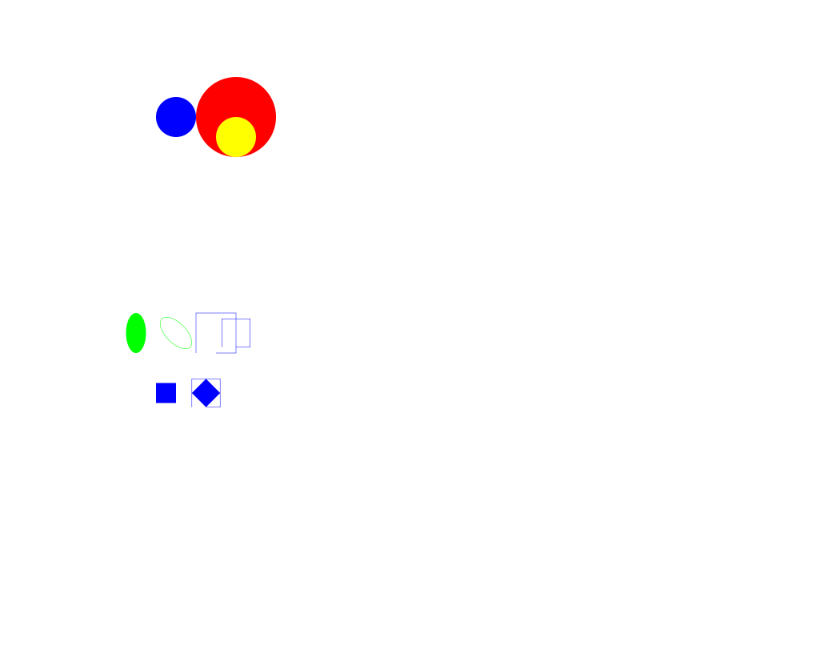
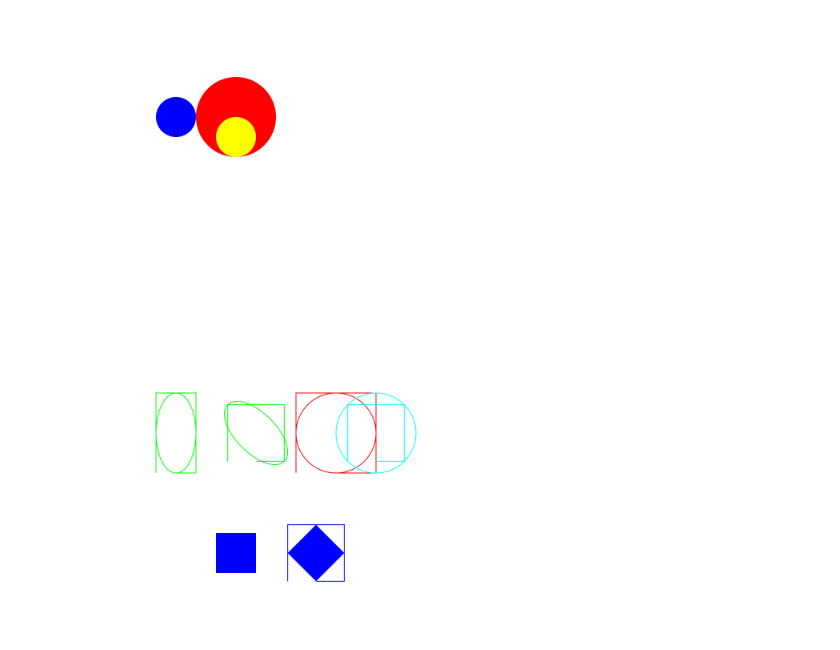
Before and after one commit to jon21o/Drawing, a Jupyter notebook: test_shapes1.ipynb, the cells around one changed output. Saved outputs shown, nothing was run; the diff lists cells and outputs as text; code cells hidden in the pictures; blank space fills up the shorter version.

Commit message:
got ellipse bounding box working

```diff
--- a/test_shapes1.ipynb
+++ b/test_shapes1.ipynb
@@ -14,7 +14,7 @@ def disp(draw_func):
     draw_func(context, 1000, 1000)
     with BytesIO() as fileobj:
         surface.write_to_png(fileobj)
-        display(Image(fileobj.getvalue(), width=200))
+        display(Image(fileobj.getvalue(), width=400))
 # %%
 @disp
 def draw(context, width, height):
@@ -279,34 +279,52 @@ def draw(context, width, height):
     context.line_to(rect1.bbox_top_right.loc[dict(dim="x")], rect1.bbox_top_right.loc[dict(dim="y")])
     context.line_to(rect1.bbox_mid_right.loc[dict(dim="x")], rect1.bbox_mid_right.loc[dict(dim="y")])
     context.line_to(rect1.bbox_bot_right.loc[dict(dim="x")], rect1.bbox_bot_right.loc[dict(dim="y")])
     context.line_to(rect1.bbox_mid_bot.loc[dict(dim="x")], rect1.bbox_mid_bot.loc[dict(dim="y")])
     context.stroke()
 
     context.move_to(circ1.bbox_bot_left.loc[dict(dim="x")], circ1.bbox_bot_left.loc[dict(dim="y")])
     context.line_to(circ1.bbox_mid_left.loc[dict(dim="x")], circ1.bbox_mid_left.loc[dict(dim="y")])
     context.line_to(circ1.bbox_top_left.loc[dict(dim="x")], circ1.bbox_top_left.loc[dict(dim="y")])
     context.line_to(circ1.bbox_mid_top.loc[dict(dim="x")], circ1.bbox_mid_top.loc[dict(dim="y")])
     context.line_to(circ1.bbox_top_right.loc[dict(dim="x")], circ1.bbox_top_right.loc[dict(dim="y")])
     context.line_to(circ1.bbox_mid_right.loc[dict(dim="x")], circ1.bbox_mid_right.loc[dict(dim="y")])
     context.line_to(circ1.bbox_bot_right.loc[dict(dim="x")], circ1.bbox_bot_right.loc[dict(dim="y")])
     context.line_to(circ1.bbox_mid_bot.loc[dict(dim="x")], circ1.bbox_mid_bot.loc[dict(dim="y")])
-    # circ1.draw_fill(context, 1, 0, 0)
+    circ1.draw_stroke(context, 1, 0, 0)
     circ1.translate(100, 0)
     circ1.rotate(45)
-    # circ1.draw_fill(context, 0, 1, 1)
+    circ1.draw_stroke(context, 0, 1, 1)
     context.move_to(circ1.bbox_bot_left.loc[dict(dim="x")], circ1.bbox_bot_left.loc[dict(dim="y")])
     context.line_to(circ1.bbox_mid_left.loc[dict(dim="x")], circ1.bbox_mid_left.loc[dict(dim="y")])
     context.line_to(circ1.bbox_top_left.loc[dict(dim="x")], circ1.bbox_top_left.loc[dict(dim="y")])
     context.line_to(circ1.bbox_mid_top.loc[dict(dim="x")], circ1.bbox_mid_top.loc[dict(dim="y")])
     context.line_to(circ1.bbox_top_right.loc[dict(dim="x")], circ1.bbox_top_right.loc[dict(dim="y")])
     context.line_to(circ1.bbox_mid_right.loc[dict(dim="x")], circ1.bbox_mid_right.loc[dict(dim="y")])
     context.line_to(circ1.bbox_bot_right.loc[dict(dim="x")], circ1.bbox_bot_right.loc[dict(dim="y")])
     context.line_to(circ1.bbox_mid_bot.loc[dict(dim="x")], circ1.bbox_mid_bot.loc[dict(dim="y")])
     context.stroke()
 
-    ellipse1.draw_fill(context, 0, 1, 0)
+    ellipse1.draw_stroke(context, 0, 1, 0)
+    context.move_to(ellipse1.bbox_bot_left.loc[dict(dim="x")], ellipse1.bbox_bot_left.loc[dict(dim="y")])
+    context.line_to(ellipse1.bbox_mid_left.loc[dict(dim="x")], ellipse1.bbox_mid_left.loc[dict(dim="y")])
+    context.line_to(ellipse1.bbox_top_left.loc[dict(dim="x")], ellipse1.bbox_top_left.loc[dict(dim="y")])
+    context.line_to(ellipse1.bbox_mid_top.loc[dict(dim="x")], ellipse1.bbox_mid_top.loc[dict(dim="y")])
+    context.line_to(ellipse1.bbox_top_right.loc[dict(dim="x")], ellipse1.bbox_top_right.loc[dict(dim="y")])
+    context.line_to(ellipse1.bbox_mid_right.loc[dict(dim="x")], ellipse1.bbox_mid_right.loc[dict(dim="y")])
+    context.line_to(ellipse1.bbox_bot_right.loc[dict(dim="x")], ellipse1.bbox_bot_right.loc[dict(dim="y")])
+    context.line_to(ellipse1.bbox_mid_bot.loc[dict(dim="x")], ellipse1.bbox_mid_bot.loc[dict(dim="y")])
+    context.stroke()
     ellipse1.translate(200, 0)
     ellipse1.rotate(45)
     ellipse1.draw_stroke(context, 0, 1, 0)
+    context.move_to(ellipse1.bbox_bot_left.loc[dict(dim="x")], ellipse1.bbox_bot_left.loc[dict(dim="y")])
+    context.line_to(ellipse1.bbox_mid_left.loc[dict(dim="x")], ellipse1.bbox_mid_left.loc[dict(dim="y")])
+    context.line_to(ellipse1.bbox_top_left.loc[dict(dim="x")], ellipse1.bbox_top_left.loc[dict(dim="y")])
+    context.line_to(ellipse1.bbox_mid_top.loc[dict(dim="x")], ellipse1.bbox_mid_top.loc[dict(dim="y")])
+    context.line_to(ellipse1.bbox_top_right.loc[dict(dim="x")], ellipse1.bbox_top_right.loc[dict(dim="y")])
+    context.line_to(ellipse1.bbox_mid_right.loc[dict(dim="x")], ellipse1.bbox_mid_right.loc[dict(dim="y")])
+    context.line_to(ellipse1.bbox_bot_right.loc[dict(dim="x")], ellipse1.bbox_bot_right.loc[dict(dim="y")])
+    context.line_to(ellipse1.bbox_mid_bot.loc[dict(dim="x")], ellipse1.bbox_mid_bot.loc[dict(dim="y")])
+    context.stroke()
 # %% [output]
-[figure, old version]
+[figure, new version]
```
Also changed, not shown: parts of 1 cell of this notebook.
